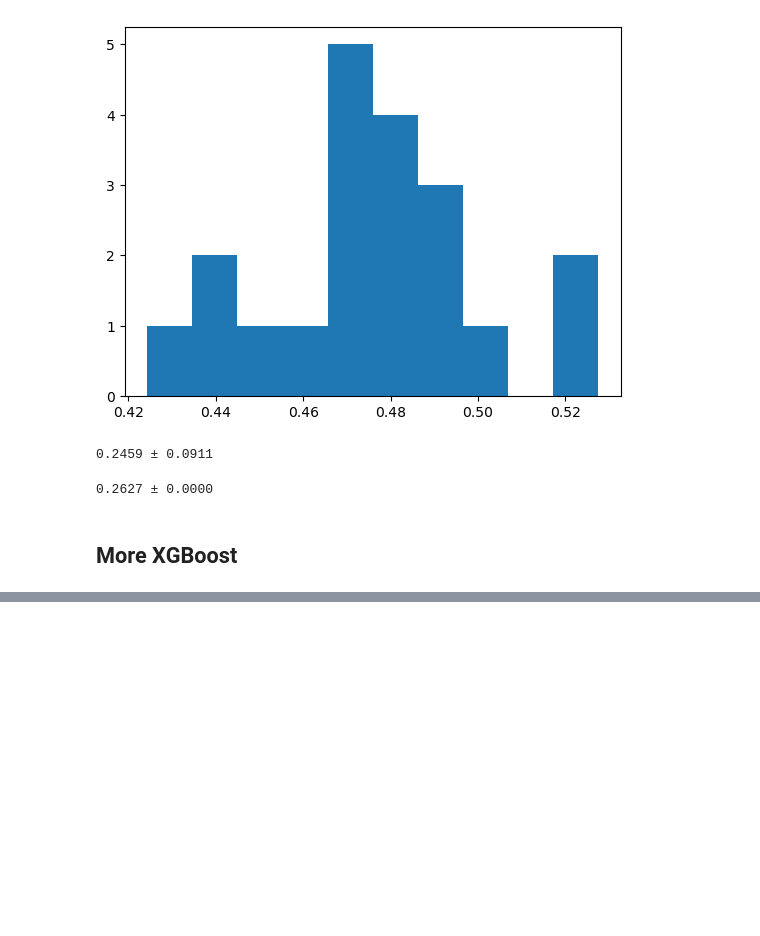
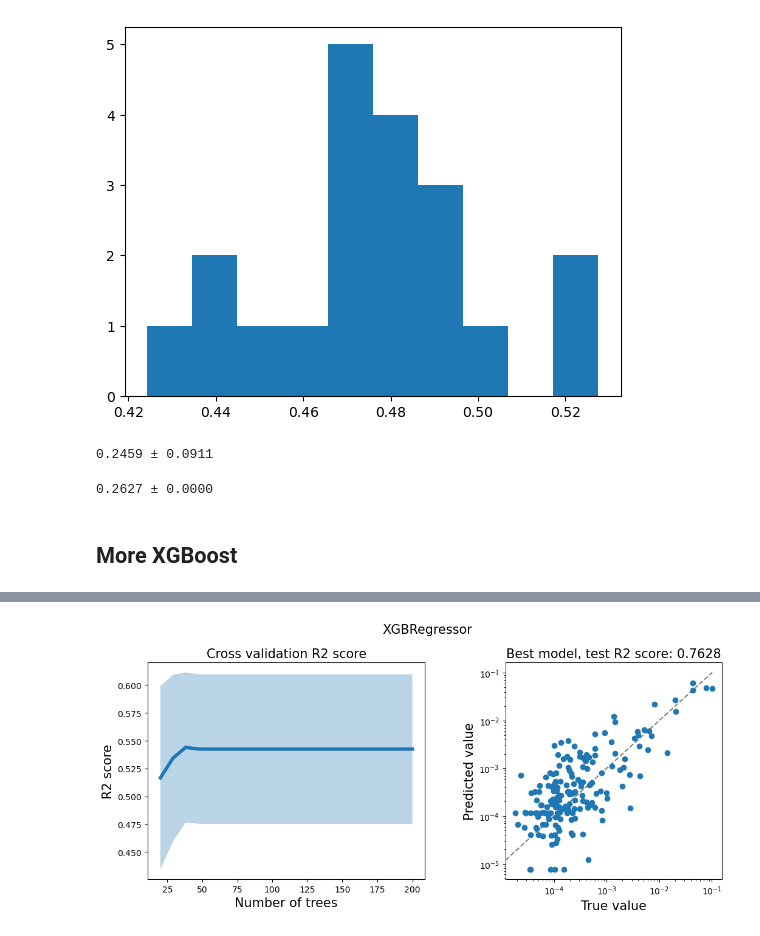
Before and after one commit to montanel/1.C51-Project, a Jupyter notebook: Luca/models_comparison.ipynb, the cells around one changed output, grey strips where cells are left out. Cells and saved outputs as stored; diff of their text form; code cells hidden in the pictures; blank space fills up the shorter version.

```diff
--- a/Luca/models_comparison.ipynb
+++ b/Luca/models_comparison.ipynb
@@ -649,0 +712,17 @@ fig.tight_layout()
+# %%
+# X_train, X_test, y_train, y_test = train_test_split(X!=0, y!=0, test_size=0.1, random_state=17)
+X_train, X_test, y_train, y_test = train_test_split(X[y.flatten()!=0], y[y.flatten()!=0], test_size=0.1, random_state=17)
+# %%
+n_ests = np.linspace(20, 200, 20).astype(int)
+scores = []
+model_type = XGBRegressor
+
+timer = IterTimer(len(n_ests))
+
+for n_est in n_ests:
+    timer.start_iter()
+    model = model_type(n_estimators=n_est)
+    scores.append(cross_val_score(model, X_train, y_train.flatten(), cv=5, n_jobs=5))
+    timer.end_iter()
+
+scores = np.array(scores)
@@ -649,0 +731,36 @@ fig.tight_layout()
+# %%
+fig, ax = plt.subplots(1, 2, figsize=(11, 5))
+
+means = scores.mean(axis=1)
+std_err = scores.std(axis=1)/np.sqrt(scores.shape[1])
+
+ax[0].plot(n_ests, means, linewidth=4)
+ax[0].fill_between(n_ests, means-1.96*std_err, means+1.96*std_err, alpha=0.3)
+
+ax[0].set_title("Cross validation R2 score", fontsize=15)
+ax[0].set_xlabel("Number of trees", fontsize=15)
+ax[0].set_ylabel("R2 score", fontsize=15)
+ax[0].tick_params(labelsize=10)
+
+model = model_type(n_estimators=n_ests[means.argmax()])
+model.fit(X_train, y_train.flatten())
+y_pred = model.predict(X_test)
+
+minval = np.concatenate([y_test.flatten(), y_pred.flatten()]).min()
+maxval = np.concatenate([y_test.flatten(), y_pred.flatten()]).max()
+ax[1].scatter(y_test, y_pred, zorder=10)
+ax[1].plot([minval, maxval], [minval, maxval], c='grey', linestyle="--")
+
+ax[1].set_title(f"Best model, test R2 score: {model.score(X_test, y_test):.4f}", fontsize=15)
+ax[1].set_xlabel("True value", fontsize=15)
+ax[1].set_ylabel("Predicted value", fontsize=15)
+# ax[1].set_xlim(minval, maxval)
+# ax[1].set_ylim(minval, maxval)
+ax[1].set_box_aspect(1)
+ax[1].set_xscale('log')
+ax[1].set_yscale('log')
+
+fig.suptitle(model_type.__name__, fontsize=15)
+fig.tight_layout()
+# %% [output]
+[figure, added]
```
Also changed, not shown: parts of 14 cells of this notebook.
